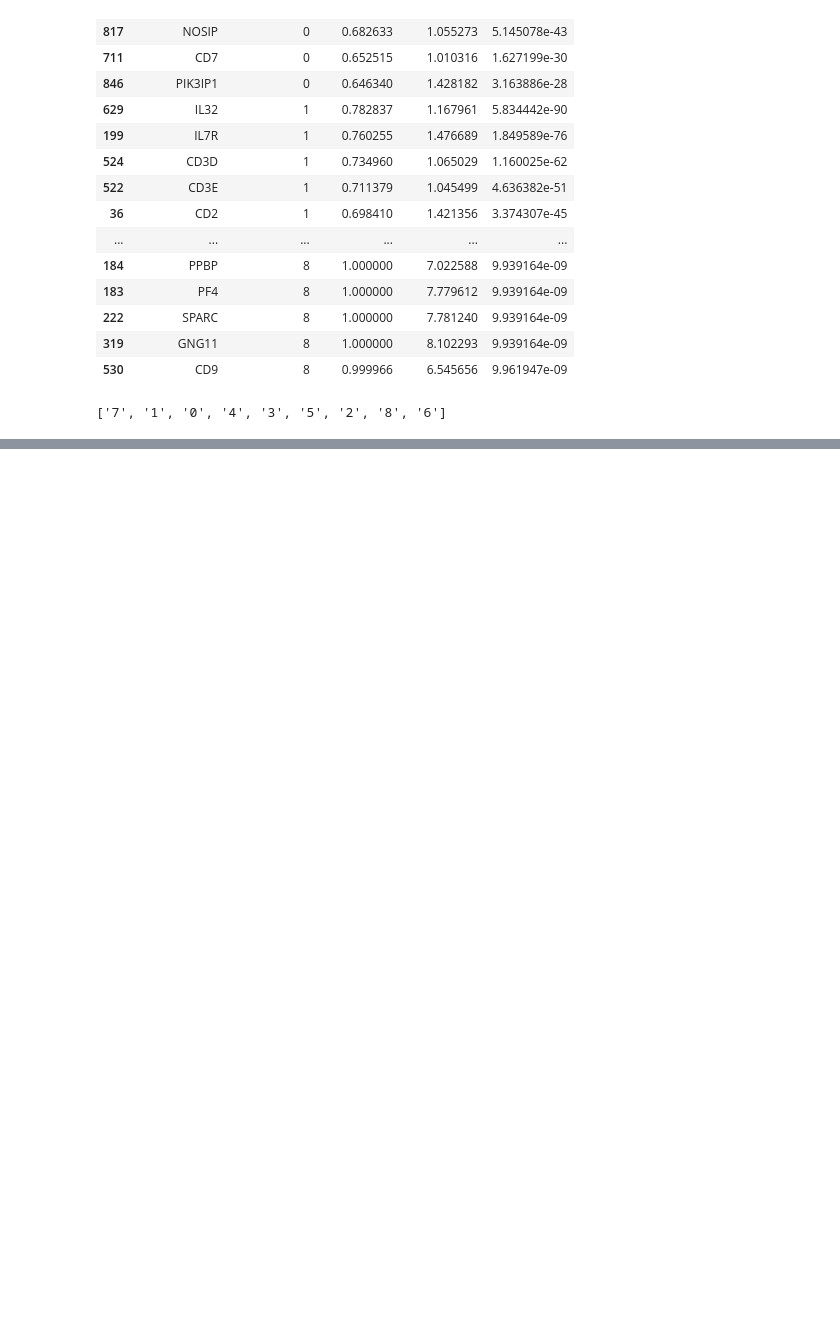
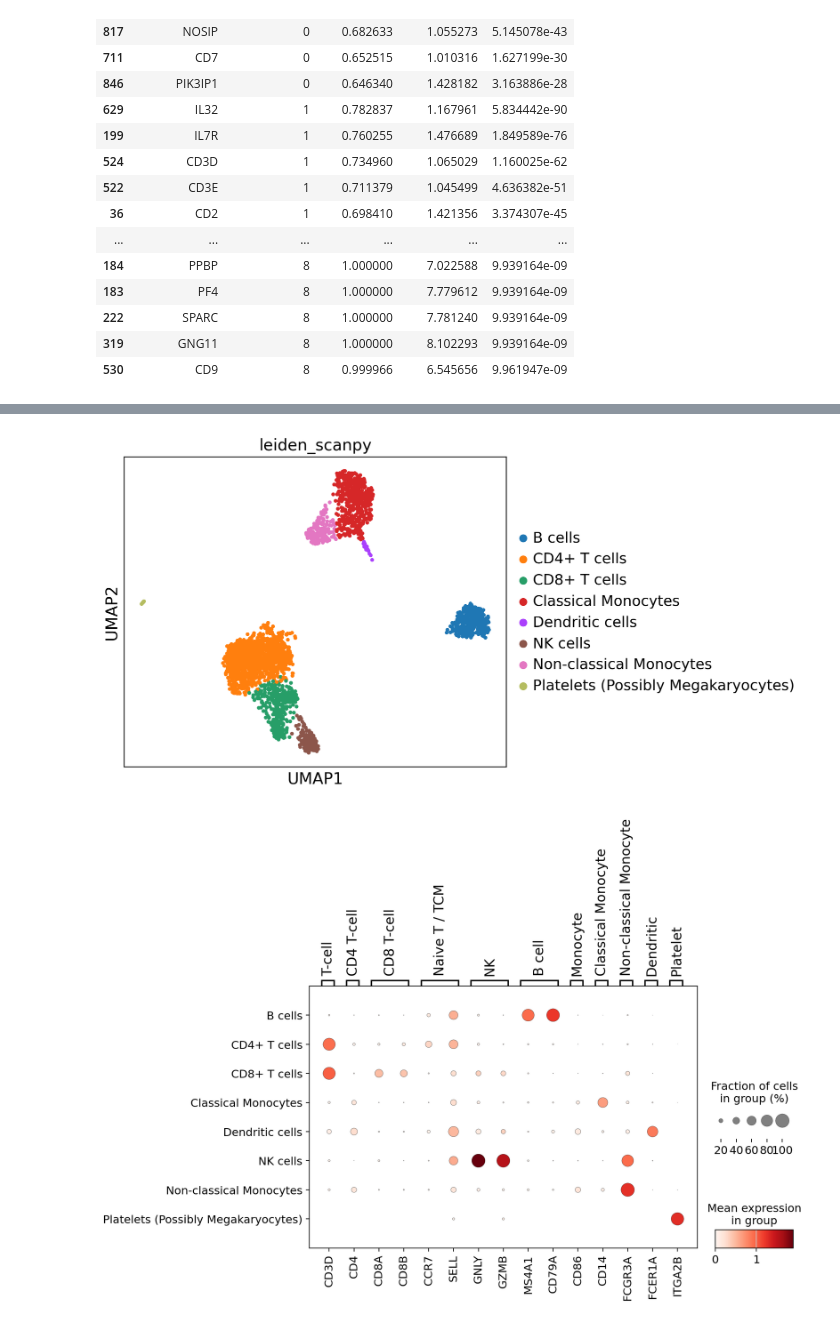
Before and after one commit to ahs2202/scelephant, a Jupyter notebook: doc/jn/tutorials/SC-Elephant_PBMC3k_processing_and_analysis_tutorials.ipynb, the cells around one changed output, grey strips where cells are left out. Drawn from its saved outputs; the diff is of its cells as text; code cells hidden in the pictures; blank space fills up the shorter version.

Commit message:
tutorials updated, metadata caching implemented, logo updated

```diff
--- a/doc/jn/tutorials/SC-Elephant_PBMC3k_processing_and_analysis_tutorials.ipynb
+++ b/doc/jn/tutorials/SC-Elephant_PBMC3k_processing_and_analysis_tutorials.ipynb
@@ -350,15 +333,27 @@ ram.bc.meta.get_categories( name_col_label )
-# %%
-''' annotate each cluster (rename categories) '''
-ram.bc.meta.rename_categories( {
-    '0' : 'CD4+ T cells', # can be classified as 'Naive T / TCM', but to reproduce the SCANPY tutorial's annotations, 'CD4+ T cells' will be used.
-    '1' : 'CD4+ T cells',
-    '2' : 'Classical Monocyte',
-    '3' : 'CD8+ T-cells',
-    '4' : 'B cells',
-    '5' : 'Non-classical Monocyte',
-    '6' : 'NK',
-    '7' : 'Dendritic cells',
-    '8' : 'Platelets (Possibly Megakaryocytes)', # based on the relatively low number of UMIs in this cluster, the cluster was named 'Platelets'
-} )
-# %% [output]
-['7', '1', '0', '4', '3', '5', '2', '8', '6']
+# %%
+''' annotate each cluster (rename categories) '''
+ram.bc.meta.set_categories(
+    name_col_label,
+    {
+        '0' : 'CD4+ T cells', # can be classified as 'Naive T / TCM', but to reproduce the SCANPY tutorial's annotations, 'CD4+ T cells' will be used.
+        '1' : 'CD4+ T cells',
+        '2' : 'Classical Monocytes',
+        '3' : 'CD8+ T cells',
+        '4' : 'B cells',
+        '5' : 'Non-classical Monocytes',
+        '6' : 'NK cells',
+        '7' : 'Dendritic cells',
+        '8' : 'Platelets (Possibly Megakaryocytes)', # based on the relatively low number of UMIs in this cluster, the cluster was named 'Platelets'
+    },
+)
+
+''' redraw graphs using the new annotations '''
+adata = Get_AnnData_from_RamData( l_marker_genes )
+
+# plot leiden clustering result
+sc.pl.umap( adata, color = ['leiden_scanpy'], vmax = 10000 )
+
+# show dotplot
+sc.pl.dotplot( adata, dict_marker_genes, groupby = name_col_label, figsize = ( 9, 5 ) )
+# done!
+# %% [output]
@@ -364,0 +362,2 @@ ram.bc.meta.rename_categories( {
+[figure, added]
+[figure, added]
```
Also changed, not shown: parts of 20 cells of this notebook, 3 other files.
